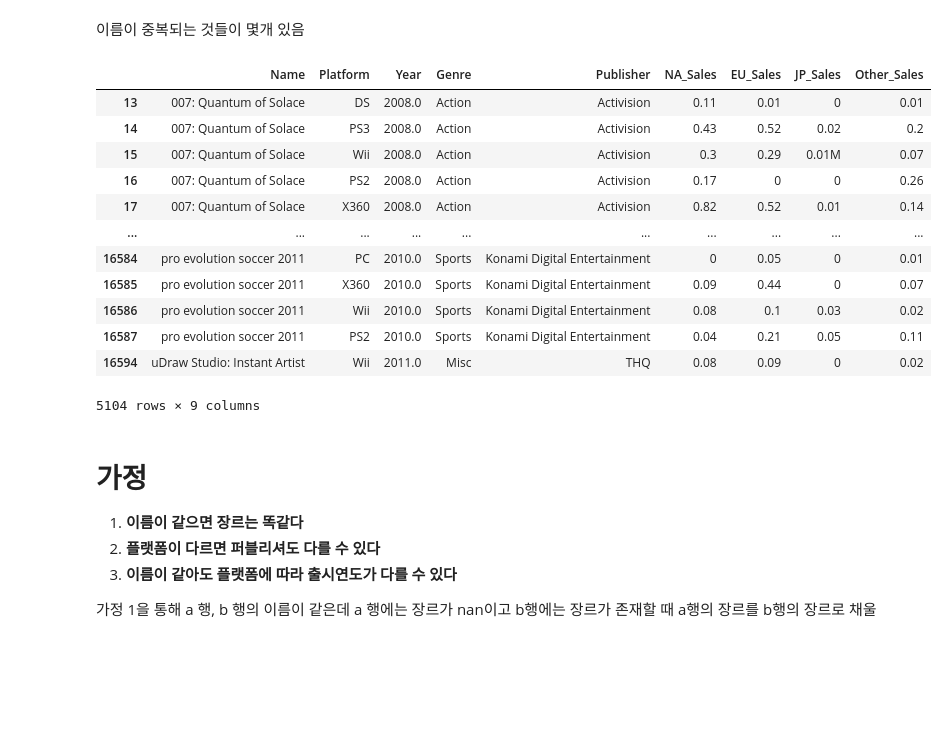
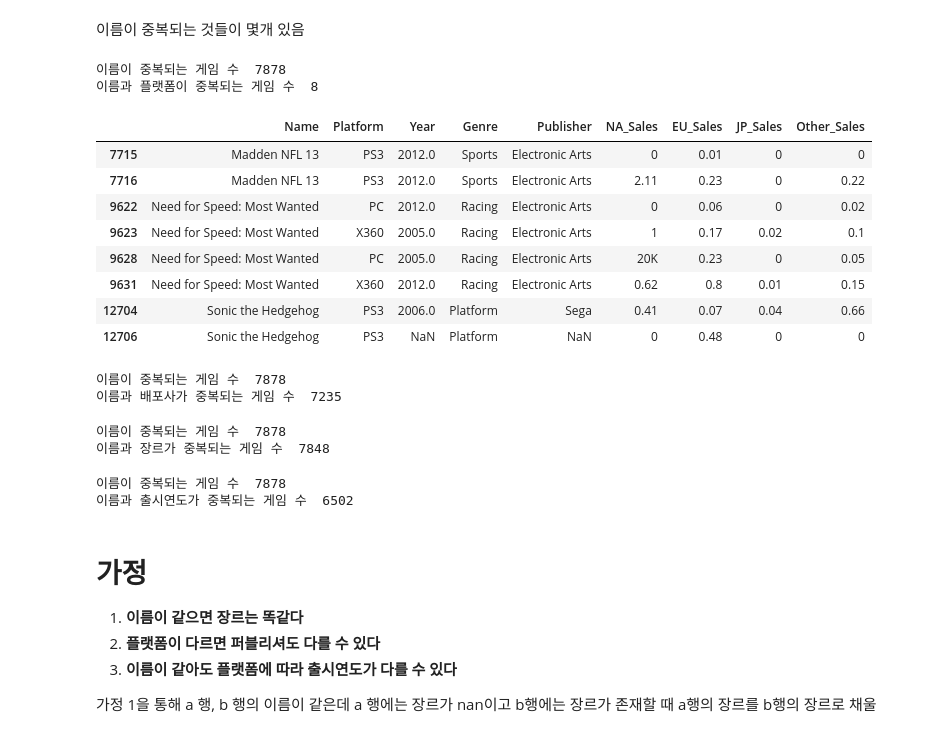
Before and after one commit to bhkwon89/Section1_project, a Jupyter notebook: Section1_Project.ipynb, the cells around one changed output. Saved outputs shown, nothing was run; the diff lists cells and outputs as text; code cells hidden in the pictures; blank space fills up the shorter version.

```diff
--- a/Section1_Project.ipynb
+++ b/Section1_Project.ipynb
@@ -85,24 +149,42 @@ Name: Name, Length: 11493, dtype: int64
 # %%
 # 편하게 보기 위해 이름순으로 정렬
 
 df.sort_values(by=['Name'], axis=0, inplace=True)
 df = df.reset_index(drop=True)
 
-df[df['Name'].duplicated()]
+print('이름이 중복되는 게임 수 ', len(df[df.duplicated( subset=['Name'], keep=False )]))
+print('이름과 플랫폼이 중복되는 게임 수 ', len(df[df.duplicated( subset=['Name', 'Platform'], keep=False )]))
+df[df.duplicated( subset=['Name', 'Platform'], keep=False )]
 # %% [output]
+이름이 중복되는 게임 수  7878
+이름과 플랫폼이 중복되는 게임 수  8
 |  | Name | Platform | Year | Genre | Publisher | NA_Sales | EU_Sales | JP_Sales | Other_Sales |
-| 13 | 007: Quantum of Solace | DS | 2008.0 | Action | Activision | 0.11 | 0.01 | 0 | 0.01 |
-| 14 | 007: Quantum of Solace | PS3 | 2008.0 | Action | Activision | 0.43 | 0.52 | 0.02 | 0.2 |
-| 15 | 007: Quantum of Solace | Wii | 2008.0 | Action | Activision | 0.3 | 0.29 | 0.01M | 0.07 |
-| 16 | 007: Quantum of Solace | PS2 | 2008.0 | Action | Activision | 0.17 | 0 | 0 | 0.26 |
-| 17 | 007: Quantum of Solace | X360 | 2008.0 | Action | Activision | 0.82 | 0.52 | 0.01 | 0.14 |
-| ... | ... | ... | ... | ... | ... | ... | ... | ... | ... |
-| 16584 | pro evolution soccer 2011 | PC | 2010.0 | Sports | Konami Digital Entertainment | 0 | 0.05 | 0 | 0.01 |
-| 16585 | pro evolution soccer 2011 | X360 | 2010.0 | Sports | Konami Digital Entertainment | 0.09 | 0.44 | 0 | 0.07 |
-| 16586 | pro evolution soccer 2011 | Wii | 2010.0 | Sports | Konami Digital Entertainment | 0.08 | 0.1 | 0.03 | 0.02 |
-| 16587 | pro evolution soccer 2011 | PS2 | 2010.0 | Sports | Konami Digital Entertainment | 0.04 | 0.21 | 0.05 | 0.11 |
-| 16594 | uDraw Studio: Instant Artist | Wii | 2011.0 | Misc | THQ | 0.08 | 0.09 | 0 | 0.02 |
+| 7715 | Madden NFL 13 | PS3 | 2012.0 | Sports | Electronic Arts | 0 | 0.01 | 0 | 0 |
+| 7716 | Madden NFL 13 | PS3 | 2012.0 | Sports | Electronic Arts | 2.11 | 0.23 | 0 | 0.22 |
+| 9622 | Need for Speed: Most Wanted | PC | 2012.0 | Racing | Electronic Arts | 0 | 0.06 | 0 | 0.02 |
+| 9623 | Need for Speed: Most Wanted | X360 | 2005.0 | Racing | Electronic Arts | 1 | 0.17 | 0.02 | 0.1 |
+| 9628 | Need for Speed: Most Wanted | PC | 2005.0 | Racing | Electronic Arts | 20K | 0.23 | 0 | 0.05 |
+| 9631 | Need for Speed: Most Wanted | X360 | 2012.0 | Racing | Electronic Arts | 0.62 | 0.8 | 0.01 | 0.15 |
+| 12704 | Sonic the Hedgehog | PS3 | 2006.0 | Platform | Sega | 0.41 | 0.07 | 0.04 | 0.66 |
+| 12706 | Sonic the Hedgehog | PS3 | NaN | Platform | NaN | 0 | 0.48 | 0 | 0 |
-5104 rows × 9 columns
+# %%
+print('이름이 중복되는 게임 수 ', len(df[df.duplicated( subset=['Name'], keep=False )]))
+print('이름과 배포사가 중복되는 게임 수 ', len(df[df.duplicated( subset=['Name', 'Publisher'], keep=False )]))
+# %% [output]
+이름이 중복되는 게임 수  7878
+이름과 배포사가 중복되는 게임 수  7235
+# %%
+print('이름이 중복되는 게임 수 ', len(df[df.duplicated( subset=['Name'], keep=False )]))
+print('이름과 장르가 중복되는 게임 수 ', len(df[df.duplicated( subset=['Name', 'Genre'], keep=False )]))
+# %% [output]
+이름이 중복되는 게임 수  7878
+이름과 장르가 중복되는 게임 수  7848
+# %%
+print('이름이 중복되는 게임 수 ', len(df[df.duplicated( subset=['Name'], keep=False )]))
+print('이름과 출시연도가 중복되는 게임 수 ', len(df[df.duplicated( subset=['Name', 'Year'], keep=False )]))
+# %% [output]
+이름이 중복되는 게임 수  7878
+이름과 출시연도가 중복되는 게임 수  6502
 # %%
 # 같은 게임이더라도 플랫폼이 다를 수 있으니 이름이 중복인 것은 문제가 없음.
 # %% [markdown]
```
Also changed, not shown: parts of 23 cells of this notebook.
